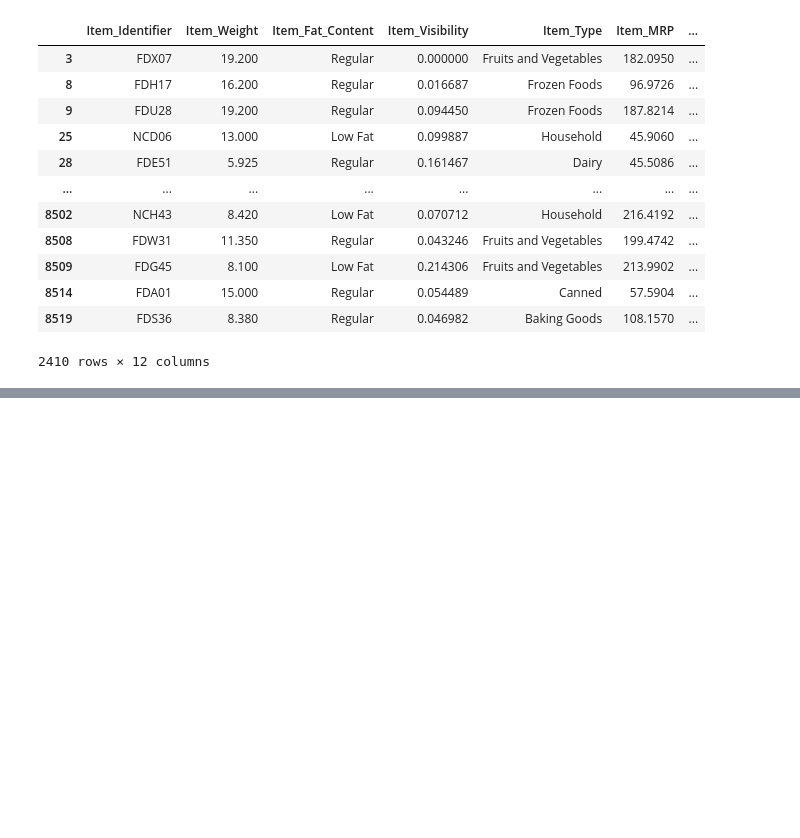
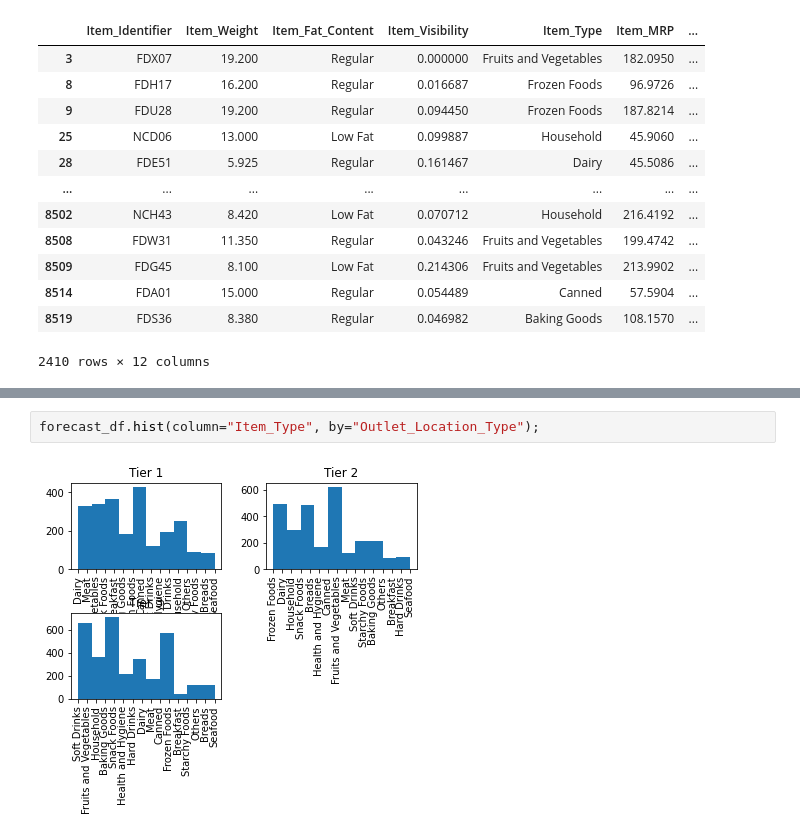
Before and after one commit to GENNYB7/FoodSale_Forecast, a Jupyter notebook: Forecast_FoodSale.ipynb, the cells around one changed output, grey strips where cells are left out. Saved outputs shown, nothing was run; the diff lists cells and outputs as text; blank space fills up the shorter version.

```diff
--- a/Forecast_FoodSale.ipynb
+++ b/Forecast_FoodSale.ipynb
@@ -127,0 +358,4 @@ forecast_df.loc[Outlet_Size_missing,:]
+# %%
+forecast_df.hist(column="Item_Type", by="Outlet_Location_Type");
+# %% [output]
+[figure, added]
```
Also changed, not shown: parts of 30 cells of this notebook.
